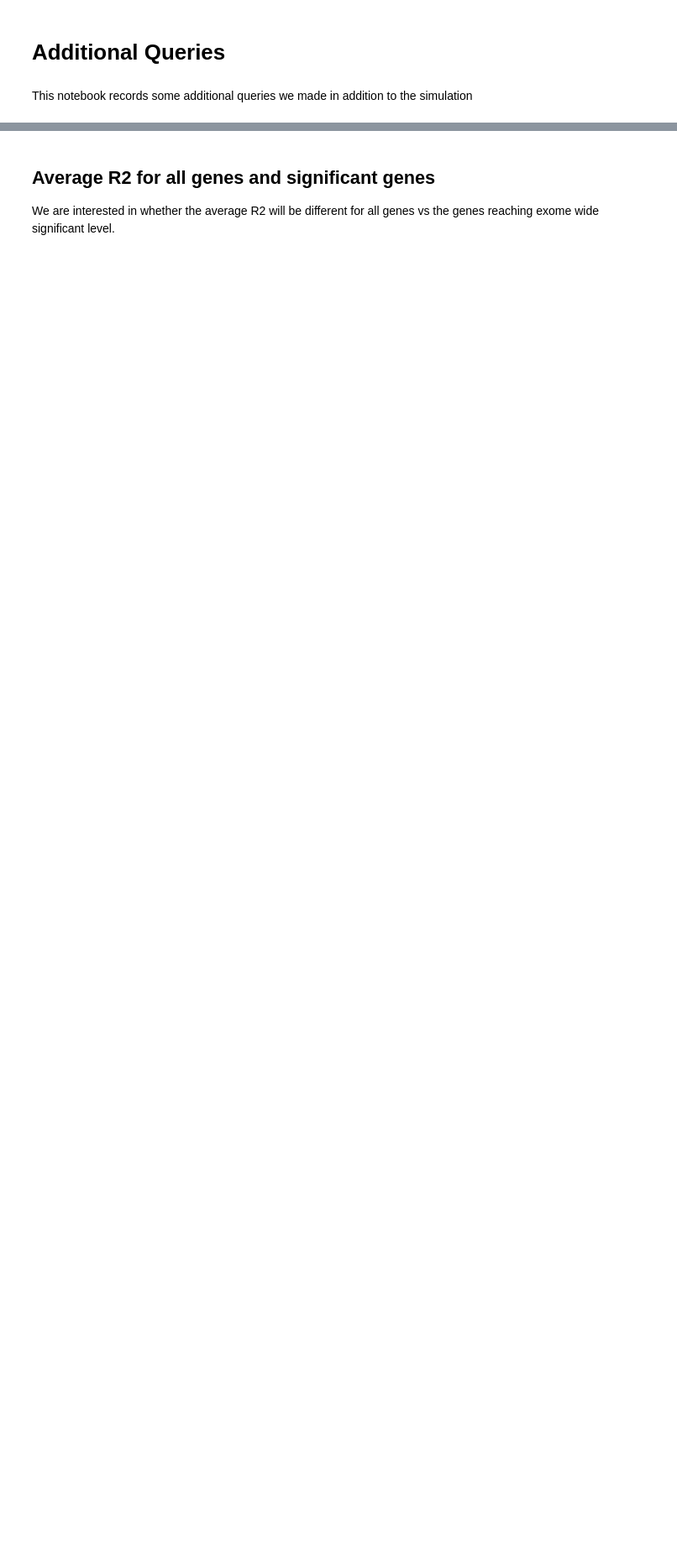
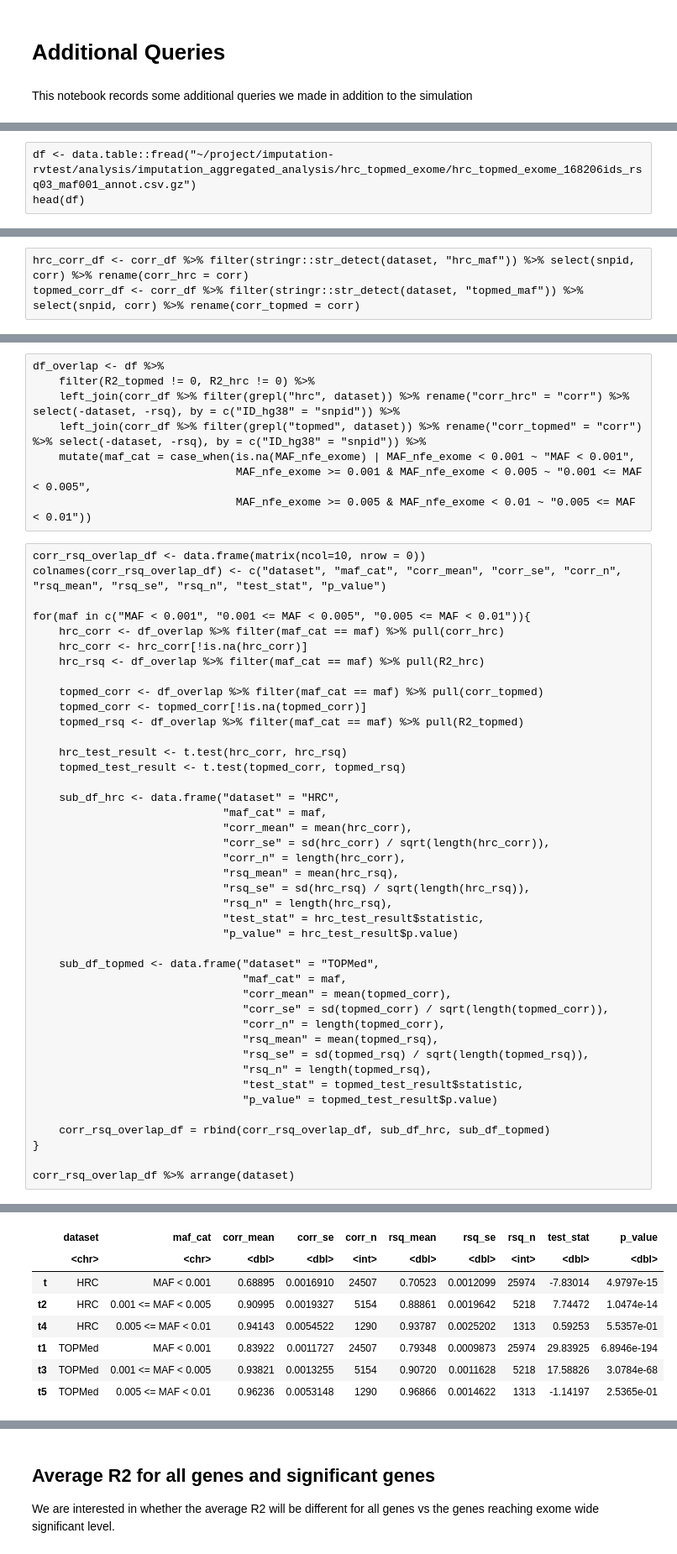
Before and after one commit to lamanda0227/imputation_brv, a Jupyter notebook: workflow/additional_queries.ipynb, the cells around one changed output, grey strips where cells are left out. Shown at 84% size. Cells and saved outputs as stored; diff of their text form; blank space fills up the shorter version.

```diff
--- a/workflow/additional_queries.ipynb
+++ b/workflow/additional_queries.ipynb
@@ -10,0 +35,3 @@ We are interested in comparing the correlation between exome and imputed data (r
+# %%
+df <- data.table::fread("~/project/imputation-rvtest/analysis/imputation_aggregated_analysis/hrc_topmed_exome/hrc_topmed_exome_168206ids_rsq03_maf001_annot.csv.gz")
+head(df)
@@ -10,0 +287,3 @@ We are interested in comparing the correlation between exome and imputed data (r
+# %%
+hrc_corr_df <- corr_df %>% filter(stringr::str_detect(dataset, "hrc_maf")) %>% select(snpid, corr) %>% rename(corr_hrc = corr)
+topmed_corr_df <- corr_df %>% filter(stringr::str_detect(dataset, "topmed_maf")) %>% select(snpid, corr) %>% rename(corr_topmed = corr)
@@ -10,0 +641,51 @@ We are interested in comparing the correlation between exome and imputed data (r
+# %%
+df_overlap <- df %>%
+    filter(R2_topmed != 0, R2_hrc != 0) %>%
+    left_join(corr_df %>% filter(grepl("hrc", dataset)) %>% rename("corr_hrc" = "corr") %>% select(-dataset, -rsq), by = c("ID_hg38" = "snpid")) %>%
+    left_join(corr_df %>% filter(grepl("topmed", dataset)) %>% rename("corr_topmed" = "corr") %>% select(-dataset, -rsq), by = c("ID_hg38" = "snpid")) %>%
+    mutate(maf_cat = case_when(is.na(MAF_nfe_exome) | MAF_nfe_exome < 0.001 ~ "MAF < 0.001",
+                               MAF_nfe_exome >= 0.001 & MAF_nfe_exome < 0.005 ~ "0.001 <= MAF < 0.005",
+                               MAF_nfe_exome >= 0.005 & MAF_nfe_exome < 0.01 ~ "0.005 <= MAF < 0.01"))
+# %%
+corr_rsq_overlap_df <- data.frame(matrix(ncol=10, nrow = 0))
+colnames(corr_rsq_overlap_df) <- c("dataset", "maf_cat", "corr_mean", "corr_se", "corr_n", "rsq_mean", "rsq_se", "rsq_n", "test_stat", "p_value")
+
+for(maf in c("MAF < 0.001", "0.001 <= MAF < 0.005", "0.005 <= MAF < 0.01")){
+    hrc_corr <- df_overlap %>% filter(maf_cat == maf) %>% pull(corr_hrc)
+    hrc_corr <- hrc_corr[!is.na(hrc_corr)]
+    hrc_rsq <- df_overlap %>% filter(maf_cat == maf) %>% pull(R2_hrc)
+
+    topmed_corr <- df_overlap %>% filter(maf_cat == maf) %>% pull(corr_topmed)
+    topmed_corr <- topmed_corr[!is.na(topmed_corr)]
+    topmed_rsq <- df_overlap %>% filter(maf_cat == maf) %>% pull(R2_topmed)
+
+    hrc_test_result <- t.test(hrc_corr, hrc_rsq)
+    topmed_test_result <- t.test(topmed_corr, topmed_rsq)
+
+    sub_df_hrc <- data.frame("dataset" = "HRC",
+                             "maf_cat" = maf,
+                             "corr_mean" = mean(hrc_corr),
+                             "corr_se" = sd(hrc_corr) / sqrt(length(hrc_corr)),
+                             "corr_n" = length(hrc_corr),
+                             "rsq_mean" = mean(hrc_rsq),
+                             "rsq_se" = sd(hrc_rsq) / sqrt(length(hrc_rsq)),
+                             "rsq_n" = length(hrc_rsq),
+                             "test_stat" = hrc_test_result$statistic,
+                             "p_value" = hrc_test_result$p.value)
+
+    sub_df_topmed <- data.frame("dataset" = "TOPMed",
+                                "maf_cat" = maf,
+                                "corr_mean" = mean(topmed_corr),
+                                "corr_se" = sd(topmed_corr) / sqrt(length(topmed_corr)),
+                                "corr_n" = length(topmed_corr),
+                                "rsq_mean" = mean(topmed_rsq),
+                                "rsq_se" = sd(topmed_rsq) / sqrt(length(topmed_rsq)),
+                                "rsq_n" = length(topmed_rsq),
+                                "test_stat" = topmed_test_result$statistic,
+                                "p_value" = topmed_test_result$p.value)
+
+    corr_rsq_overlap_df = rbind(corr_rsq_overlap_df, sub_df_hrc, sub_df_topmed)
+}
+
+corr_rsq_overlap_df %>% arrange(dataset)
+# %% [output]
@@ -10,0 +693,8 @@ We are interested in comparing the correlation between exome and imputed data (r
+|  | dataset | maf_cat | corr_mean | corr_se | corr_n | rsq_mean | rsq_se | rsq_n | test_stat | p_value |
+|  | <chr> | <chr> | <dbl> | <dbl> | <int> | <dbl> | <dbl> | <int> | <dbl> | <dbl> |
+| t | HRC | MAF < 0.001 | 0.68895 | 0.0016910 | 24507 | 0.70523 | 0.0012099 | 25974 | -7.83014 | 4.9797e-15 |
+| t2 | HRC | 0.001 <= MAF < 0.005 | 0.90995 | 0.0019327 | 5154 | 0.88861 | 0.0019642 | 5218 | 7.74472 | 1.0474e-14 |
+| t4 | HRC | 0.005 <= MAF < 0.01 | 0.94143 | 0.0054522 | 1290 | 0.93787 | 0.0025202 | 1313 | 0.59253 | 5.5357e-01 |
+| t1 | TOPMed | MAF < 0.001 | 0.83922 | 0.0011727 | 24507 | 0.79348 | 0.0009873 | 25974 | 29.83925 | 6.8946e-194 |
+| t3 | TOPMed | 0.001 <= MAF < 0.005 | 0.93821 | 0.0013255 | 5154 | 0.90720 | 0.0011628 | 5218 | 17.58826 | 3.0784e-68 |
+| t5 | TOPMed | 0.005 <= MAF < 0.01 | 0.96236 | 0.0053148 | 1290 | 0.96866 | 0.0014622 | 1313 | -1.14197 | 2.5365e-01 |
```
Also changed, not shown: parts of 66 cells of this notebook, 13 other files.
